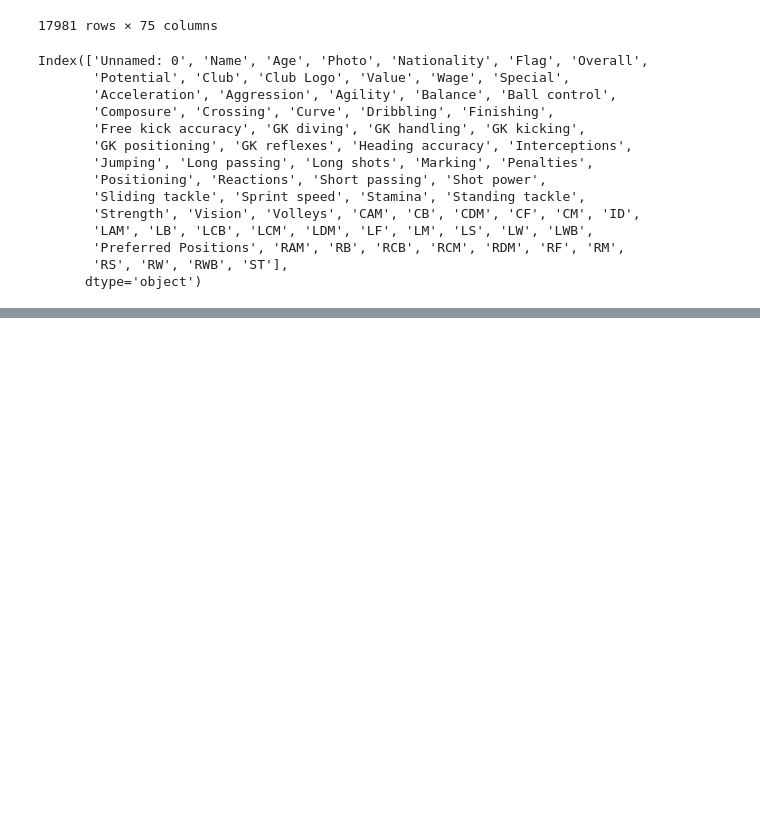
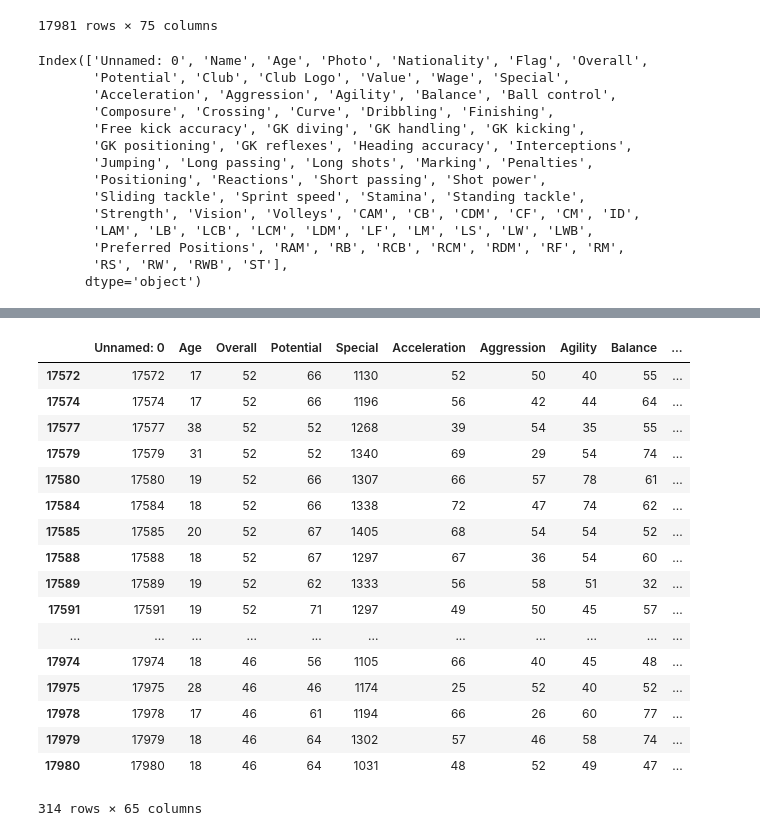
Before and after one commit to betofr1/Projeto3_CD, a Jupyter notebook: Untitled.ipynb, the cells around one changed output, grey strips where cells are left out. Cells and saved outputs as stored; diff of their text form; code cells hidden in the pictures; blank space fills up the shorter version.

```diff
--- a/Untitled.ipynb
+++ b/Untitled.ipynb
@@ -50,0 +94,26 @@ usar clusterização
+# %%
+predict == 11
+tabela1[predict == 11]
+
+#obs: reduzir numero de colunas
+
+# pegar cada linha do dataset filtrado com o cluster e fazer a soma de cada numero de cada coluna ao quadrado e comparar os valores
+# %% [output]
+|  | Unnamed: 0 | Age | Overall | Potential | Special | Acceleration | Aggression | Agility | Balance | ... |
+| 17572 | 17572 | 17 | 52 | 66 | 1130 | 52 | 50 | 40 | 55 | ... |
+| 17574 | 17574 | 17 | 52 | 66 | 1196 | 56 | 42 | 44 | 64 | ... |
+| 17577 | 17577 | 38 | 52 | 52 | 1268 | 39 | 54 | 35 | 55 | ... |
+| 17579 | 17579 | 31 | 52 | 52 | 1340 | 69 | 29 | 54 | 74 | ... |
+| 17580 | 17580 | 19 | 52 | 66 | 1307 | 66 | 57 | 78 | 61 | ... |
+| 17584 | 17584 | 18 | 52 | 66 | 1338 | 72 | 47 | 74 | 62 | ... |
+| 17585 | 17585 | 20 | 52 | 67 | 1405 | 68 | 54 | 54 | 52 | ... |
+| 17588 | 17588 | 18 | 52 | 67 | 1297 | 67 | 36 | 54 | 60 | ... |
+| 17589 | 17589 | 19 | 52 | 62 | 1333 | 56 | 58 | 51 | 32 | ... |
+| 17591 | 17591 | 19 | 52 | 71 | 1297 | 49 | 50 | 45 | 57 | ... |
+| ... | ... | ... | ... | ... | ... | ... | ... | ... | ... | ... |
+| 17974 | 17974 | 18 | 46 | 56 | 1105 | 66 | 40 | 45 | 48 | ... |
+| 17975 | 17975 | 28 | 46 | 46 | 1174 | 25 | 52 | 40 | 52 | ... |
+| 17978 | 17978 | 17 | 46 | 61 | 1194 | 66 | 26 | 60 | 77 | ... |
+| 17979 | 17979 | 18 | 46 | 64 | 1302 | 57 | 46 | 58 | 74 | ... |
+| 17980 | 17980 | 18 | 46 | 64 | 1031 | 48 | 52 | 49 | 47 | ... |
+314 rows × 65 columns
```
Also changed, not shown: parts of 7 cells of this notebook.
